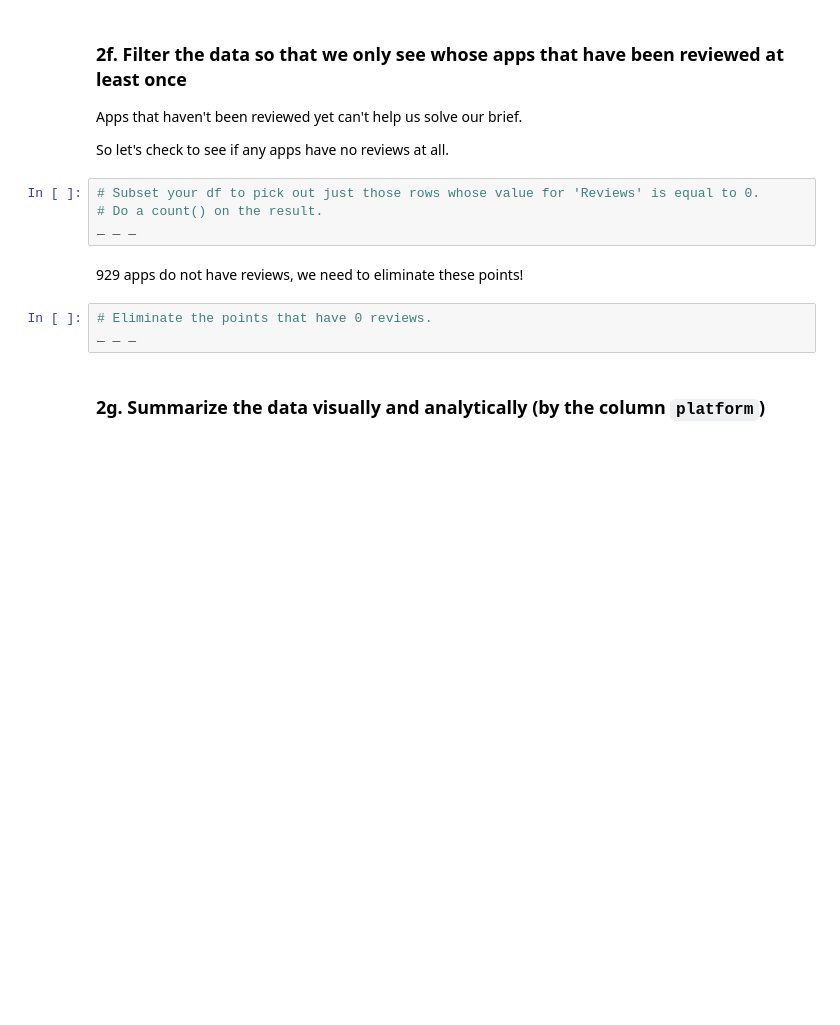
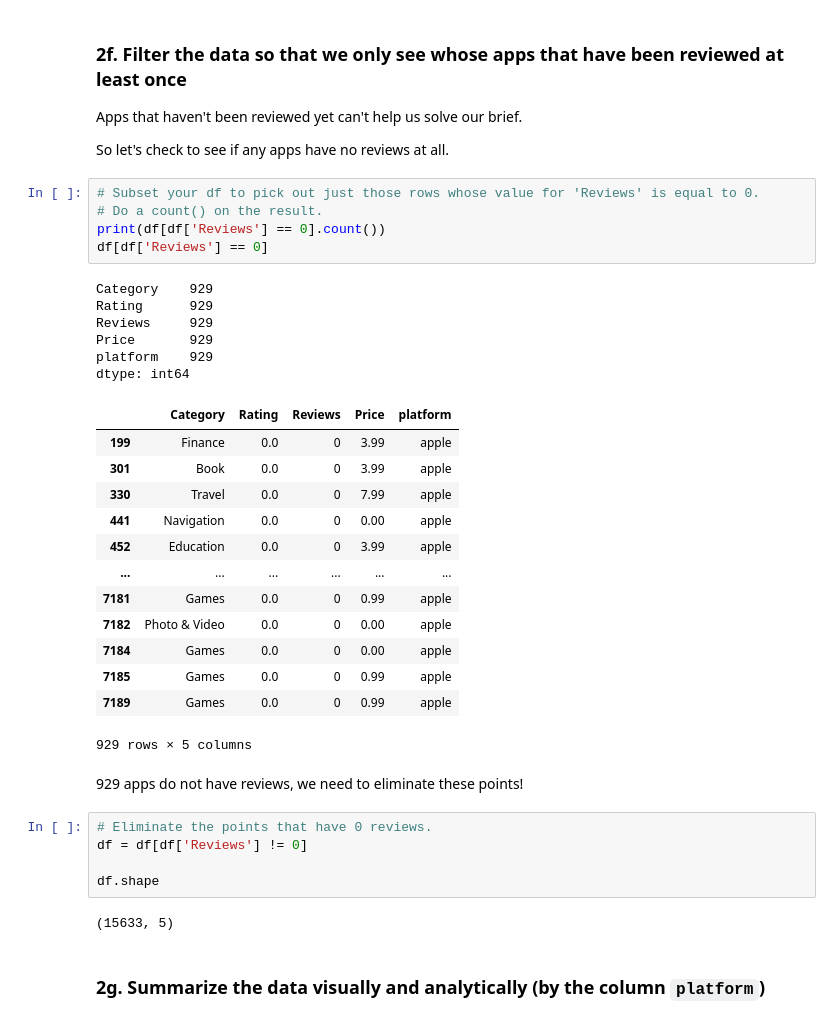
Before and after one commit to mdgarber/IntegratingApps, a Jupyter notebook: Project files/Springboard Apps project - Tier 3 - Complete.ipynb, the cells around one changed output. Cells and saved outputs as stored; diff of their text form; blank space fills up the shorter version.

```diff
--- a/Project files/Springboard Apps project - Tier 3 - Complete.ipynb
+++ b/Project files/Springboard Apps project - Tier 3 - Complete.ipynb
@@ -373,12 +373,37 @@ So let's check to see if any apps have no reviews at all.
 # %%
 # Subset your df to pick out just those rows whose value for 'Reviews' is equal to 0.
 # Do a count() on the result.
-_ _ _
+print(df[df['Reviews'] == 0].count())
+df[df['Reviews'] == 0]
+# %% [output]
+Category    929
+Rating      929
+Reviews     929
+Price       929
+platform    929
+dtype: int64
+|  | Category | Rating | Reviews | Price | platform |
+| 199 | Finance | 0.0 | 0 | 3.99 | apple |
+| 301 | Book | 0.0 | 0 | 3.99 | apple |
+| 330 | Travel | 0.0 | 0 | 7.99 | apple |
+| 441 | Navigation | 0.0 | 0 | 0.00 | apple |
+| 452 | Education | 0.0 | 0 | 3.99 | apple |
+| ... | ... | ... | ... | ... | ... |
+| 7181 | Games | 0.0 | 0 | 0.99 | apple |
+| 7182 | Photo & Video | 0.0 | 0 | 0.00 | apple |
+| 7184 | Games | 0.0 | 0 | 0.00 | apple |
+| 7185 | Games | 0.0 | 0 | 0.99 | apple |
+| 7189 | Games | 0.0 | 0 | 0.99 | apple |
+929 rows × 5 columns
 # %% [markdown]
 929 apps do not have reviews, we need to eliminate these points!
 # %%
 # Eliminate the points that have 0 reviews.
-_ _ _
+df = df[df['Reviews'] != 0]
+
+df.shape
+# %% [output]
+(15633, 5)
 # %% [markdown]
 ### 2g. Summarize the data visually and analytically (by the column `platform`)
 # %% [markdown]
```
Also changed, not shown: parts of 2 cells of this notebook.
